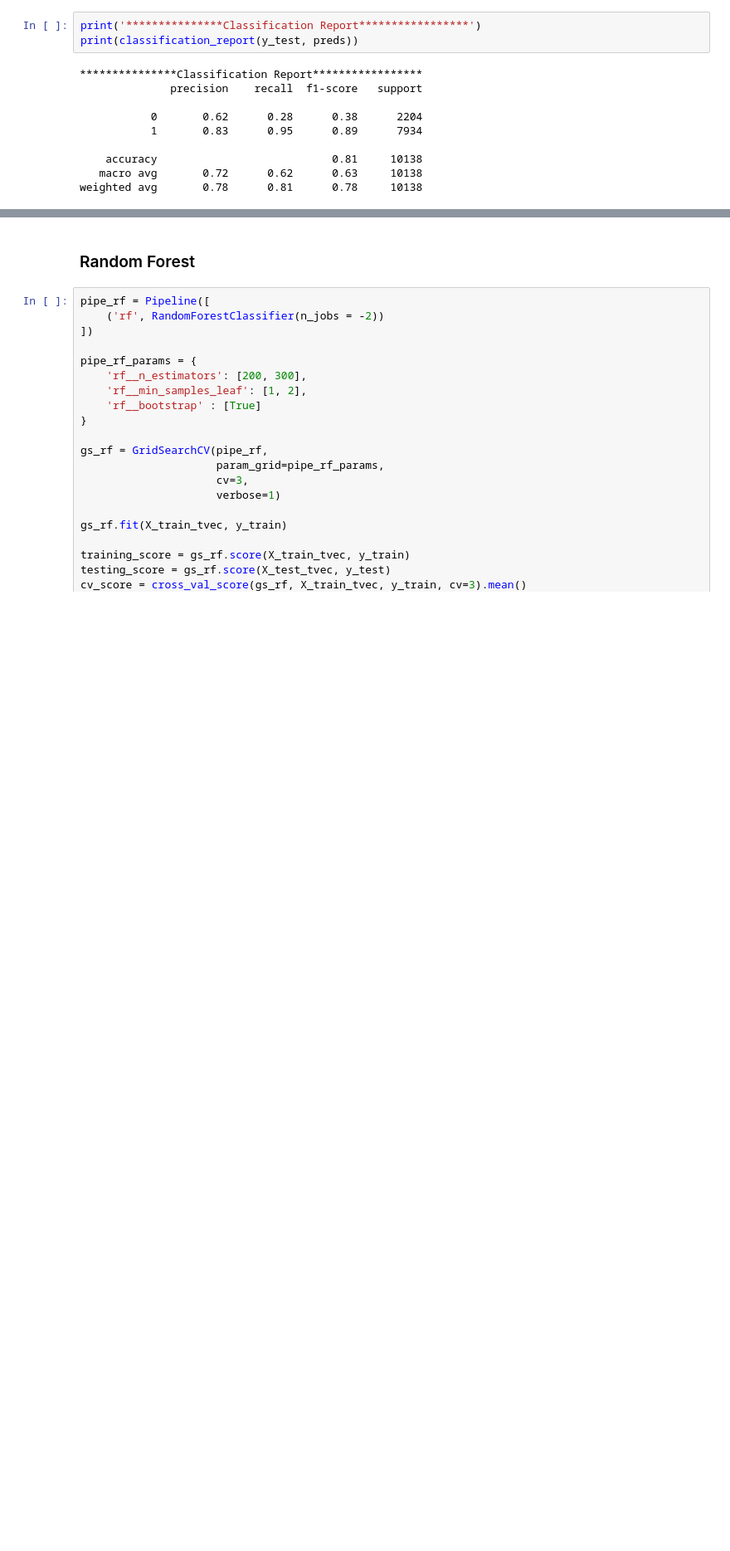
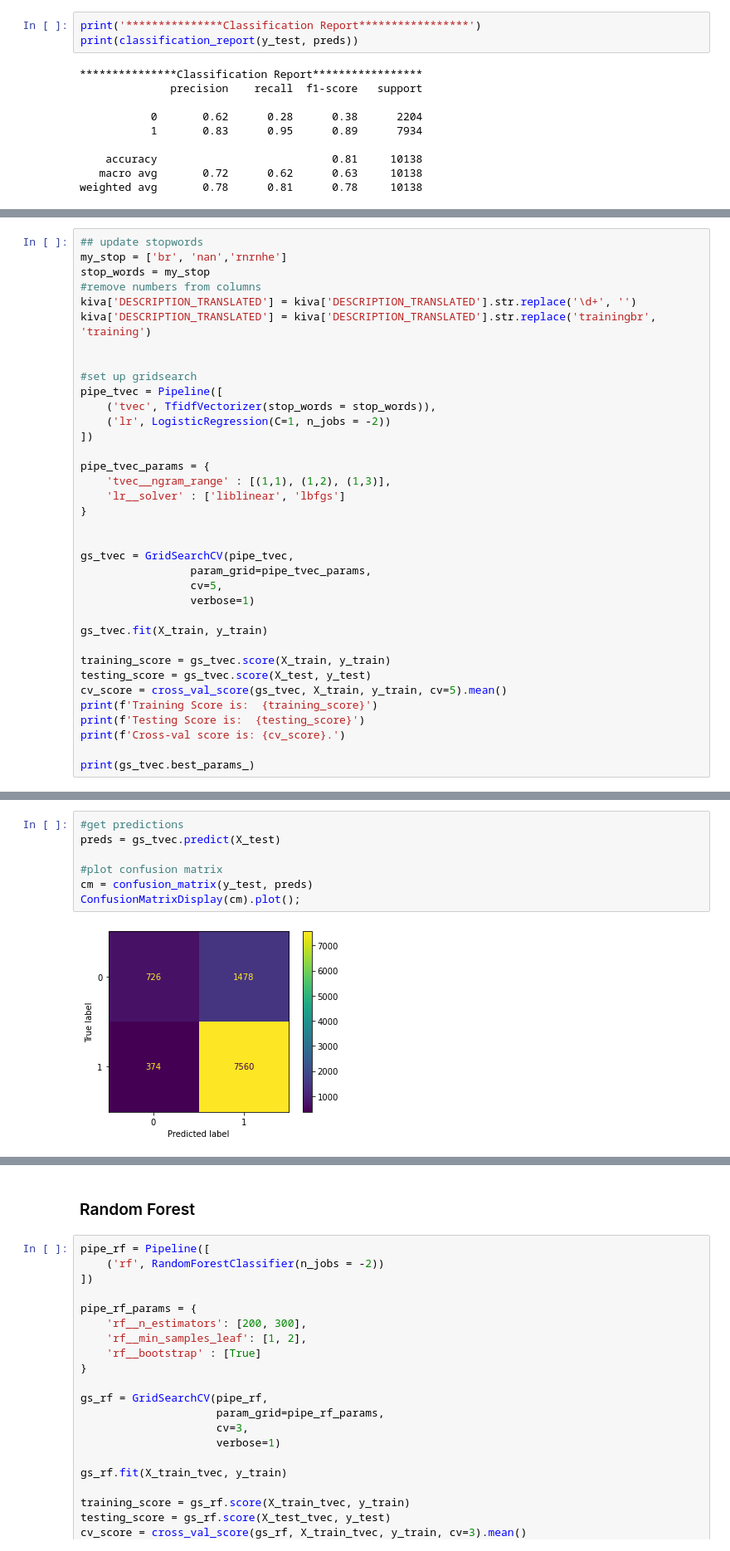
Before and after one commit to rzi11211/kiva-max-approver, a Jupyter notebook: rachel/rzi_kenya_nlp_modeling.ipynb, the cells around one changed output, grey strips where cells are left out. Shown at 83% size. Drawn from its saved outputs; the diff is of its cells as text; blank space fills up the shorter version.

```diff
--- a/rachel/rzi_kenya_nlp_modeling.ipynb
+++ b/rachel/rzi_kenya_nlp_modeling.ipynb
@@ -712,0 +707,36 @@ weighted avg       0.78      0.81      0.78     10138
+# %%
+## update stopwords
+my_stop = ['br', 'nan','rnrnhe']
+stop_words = my_stop
+#remove numbers from columns
+kiva['DESCRIPTION_TRANSLATED'] = kiva['DESCRIPTION_TRANSLATED'].str.replace('\d+', '')
+kiva['DESCRIPTION_TRANSLATED'] = kiva['DESCRIPTION_TRANSLATED'].str.replace('trainingbr', 'training')
+
+
+#set up gridsearch
+pipe_tvec = Pipeline([
+    ('tvec', TfidfVectorizer(stop_words = stop_words)),
+    ('lr', LogisticRegression(C=1, n_jobs = -2))
+])
+
+pipe_tvec_params = {
+    'tvec__ngram_range' : [(1,1), (1,2), (1,3)],
+    'lr__solver' : ['liblinear', 'lbfgs']
+}
+
+
+gs_tvec = GridSearchCV(pipe_tvec,
+                 param_grid=pipe_tvec_params,
+                 cv=5,
+                 verbose=1)
+
+gs_tvec.fit(X_train, y_train)
+
+training_score = gs_tvec.score(X_train, y_train)
+testing_score = gs_tvec.score(X_test, y_test)
+cv_score = cross_val_score(gs_tvec, X_train, y_train, cv=5).mean()
+print(f'Training Score is:  {training_score}')
+print(f'Testing Score is:  {testing_score}')
+print(f'Cross-val score is: {cv_score}.')
+
+print(gs_tvec.best_params_)
@@ -712,0 +771,9 @@ weighted avg       0.78      0.81      0.78     10138
+# %%
+#get predictions
+preds = gs_tvec.predict(X_test)
+
+#plot confusion matrix
+cm = confusion_matrix(y_test, preds)
+ConfusionMatrixDisplay(cm).plot();
+# %% [output]
+[figure, added]
```
Also changed, not shown: parts of 9 cells of this notebook.
